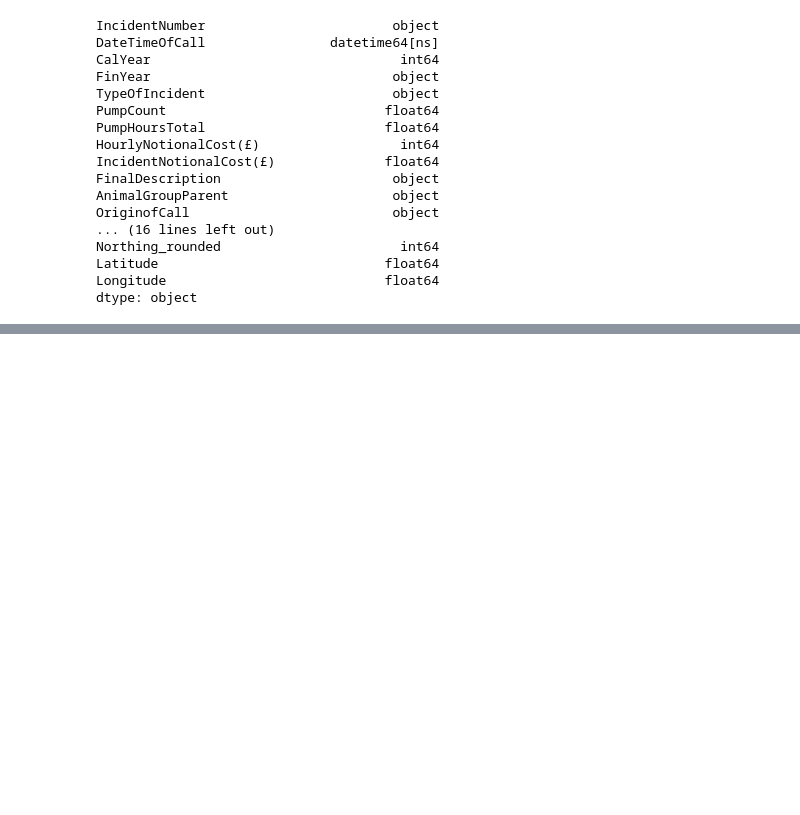
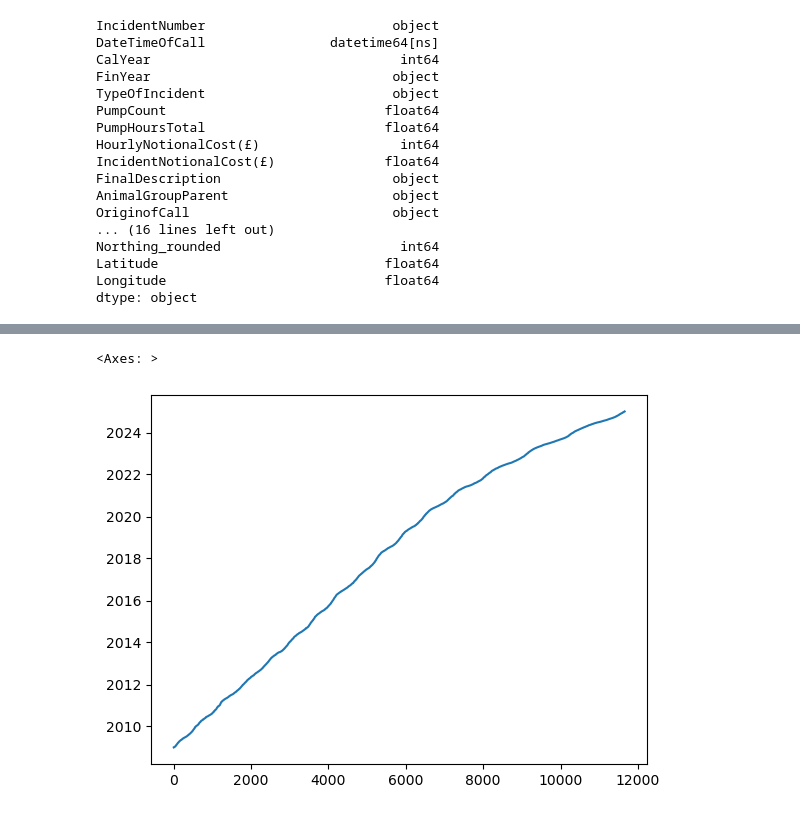
Before and after one commit to lkeegan/jupyter-data-exploration-live, a Jupyter notebook: part3.ipynb, the cells around one changed output, grey strips where cells are left out. Cells and saved outputs as stored; diff of their text form; code cells hidden in the pictures; blank space fills up the shorter version.

```diff
--- a/part3.ipynb
+++ b/part3.ipynb
@@ -29,0 +45,5 @@ dtype: object
+# %%
+df.DateTimeOfCall.plot()
+# %% [output]
+<Axes: >
+[figure, added]
```
Also changed, not shown: parts of 2 cells of this notebook.
